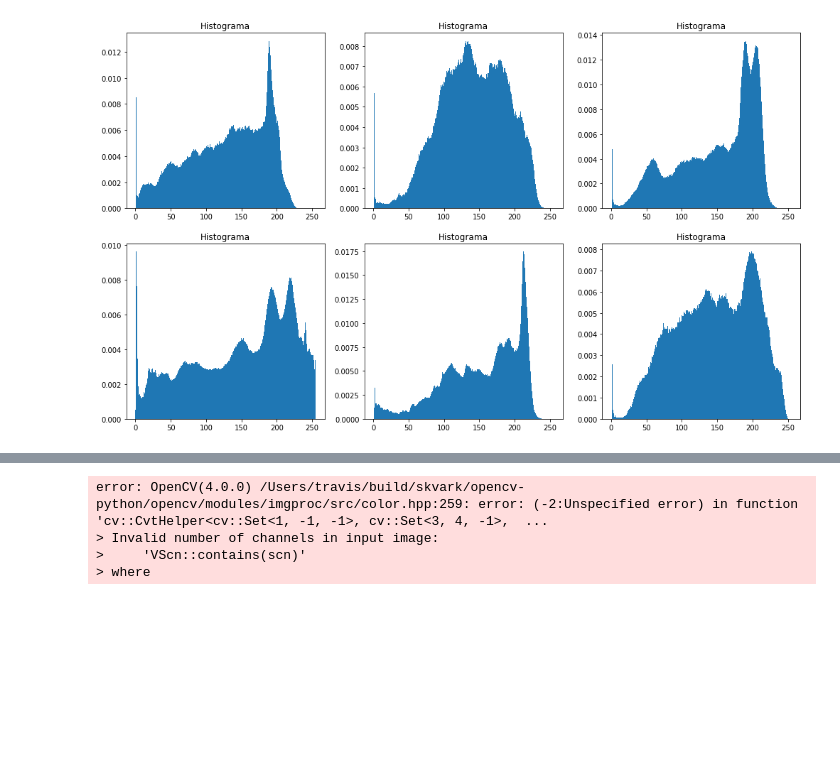
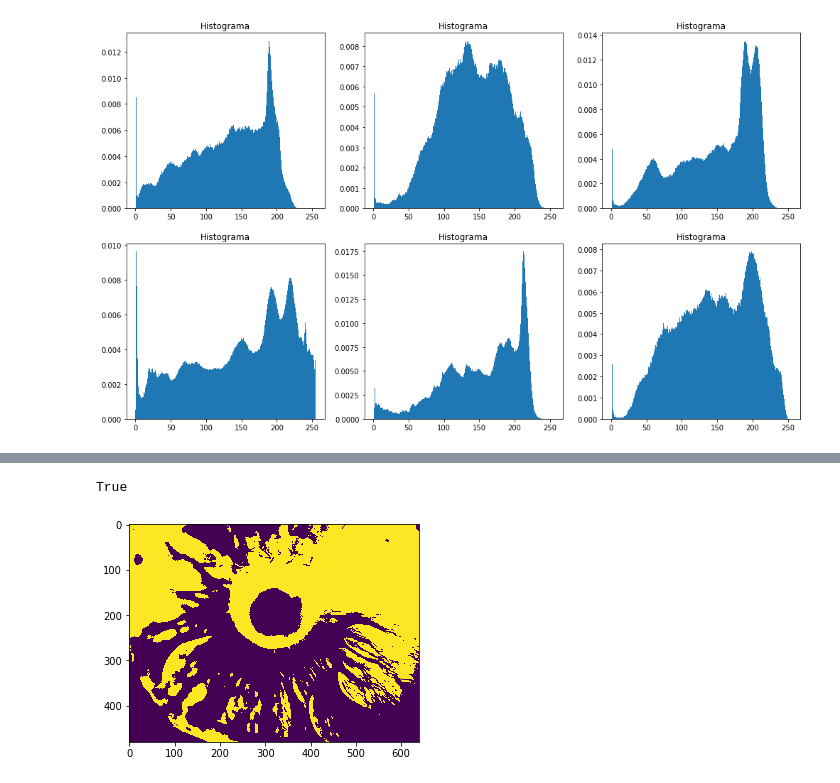
Before and after one commit to AlejoH97/Reconocimiento-Iris, a Jupyter notebook: IRIS.ipynb, the cells around one changed output, grey strips where cells are left out. Saved outputs shown, nothing was run; the diff lists cells and outputs as text; code cells hidden in the pictures; blank space fills up the shorter version.

```diff
--- a/IRIS.ipynb
+++ b/IRIS.ipynb
@@ -129,10 +129,10 @@ import cv2
 import numpy as np
 
 
-img = cv2.medianBlur(im2,5)
-cimg = cv2.cvtColor(img,cv2.COLOR_GRAY2BGR)
+img = cv2.medianBlur(img2,5)
+cimg = cv2.cvtColor(img,cv2.COLOR_BGR2GRAY)
 
-circles = cv2.HoughCircles(img,cv2.HOUGH_GRADIENT,1,20,300,param1=50,param2=40,minRadius=0,maxRadius=0)
+circles = cv2.HoughCircles(cimg,cv2.HOUGH_GRADIENT,1,20,300,param1=50,param2=40,minRadius=0,maxRadius=0)
 
 circles = np.uint16(np.around(circles))
 for i in circles[0,:]:
@@ -144,8 +144,34 @@ for i in circles[0,:]:
 cv2.imshow('detected circles',cimg)
 cv2.waitKey(0)
 cv2.destroyAllWindows()
-# %% [output]
-error: OpenCV(4.0.0) /Users/travis/build/skvark/opencv-python/opencv/modules/imgproc/src/color.hpp:259: error: (-2:Unspecified error) in function 'cv::CvtHelper<cv::Set<1, -1, -1>, cv::Set<3, 4, -1>,  ...
-> Invalid number of channels in input image:
->     'VScn::contains(scn)'
-> where
+# %%
+im = img2.copy()
+
+for i in range(len(im)):
+    for j in range(len(im[0])):
+        if im[i][j][0] > 120:
+            im[i][j][0] = 255
+        else:
+            im[i][j][0] = 0
+            im[i][j][1] = 0
+            im[i][j][2] = 0
+
+cv2.imwrite('im.png',im)
+
+imgray = cv2.cvtColor(im,cv2.COLOR_BGR2GRAY)
+
+plt.imshow(imgray)
+
+for i in range(len(imgray)):
+    for j in range(len(imgray[0])):
+        if imgray[i][j] < 120:
+            imgray[i][j] = 255
+        else:
+            imgray[i][j] = 0
+
+plt.imshow(imgray)
+
+cv2.imwrite('im2.png',imgray)
+# %% [output]
+True
+[figure, added]
```
Also changed, not shown: parts of 1 cell of this notebook, 2 other files.
